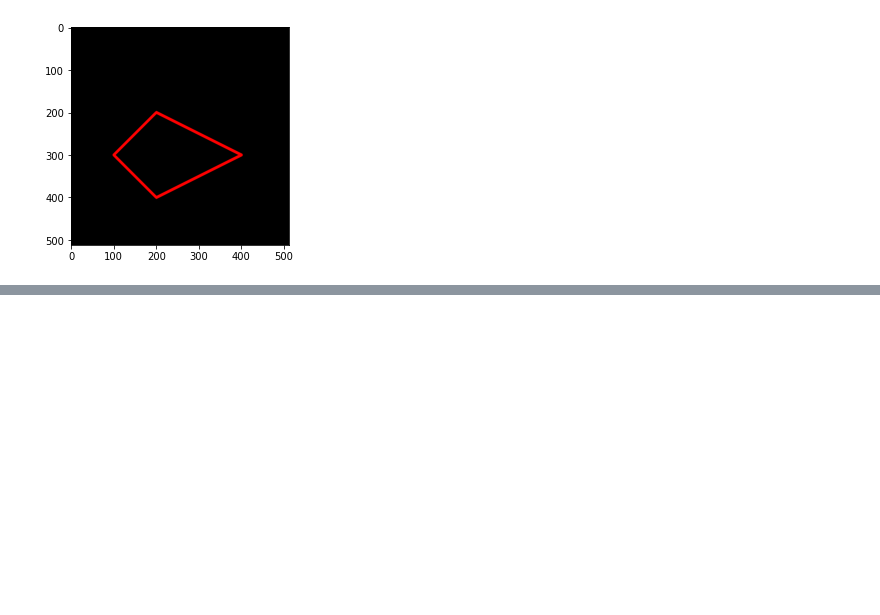
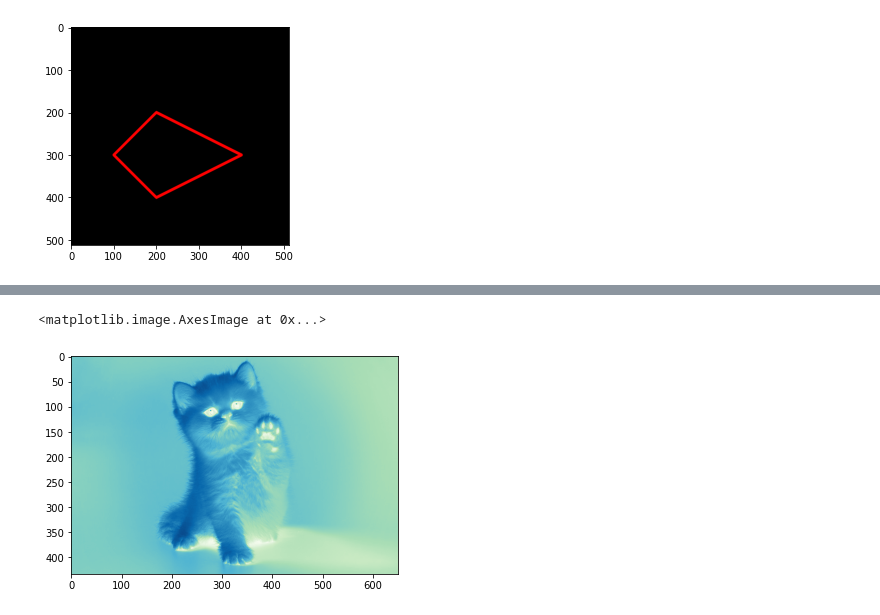
Before and after one commit to rsakml/PCVK_Genap_2022, a Jupyter notebook: Week2.ipynb, the cells around one changed output, grey strips where cells are left out. Saved outputs shown, nothing was run; the diff lists cells and outputs as text; code cells hidden in the pictures; blank space fills up the shorter version.

```diff
--- a/Week2.ipynb
+++ b/Week2.ipynb
@@ -132,0 +170,6 @@ plt.imshow(black_img2)
+# %%
+#Green-Blue
+plt.imshow(img_gray, cmap='GnBu')
+# %% [output]
+<matplotlib.image.AxesImage at 0x...>
+[figure, added]
```
Also changed, not shown: parts of 11 cells of this notebook.
